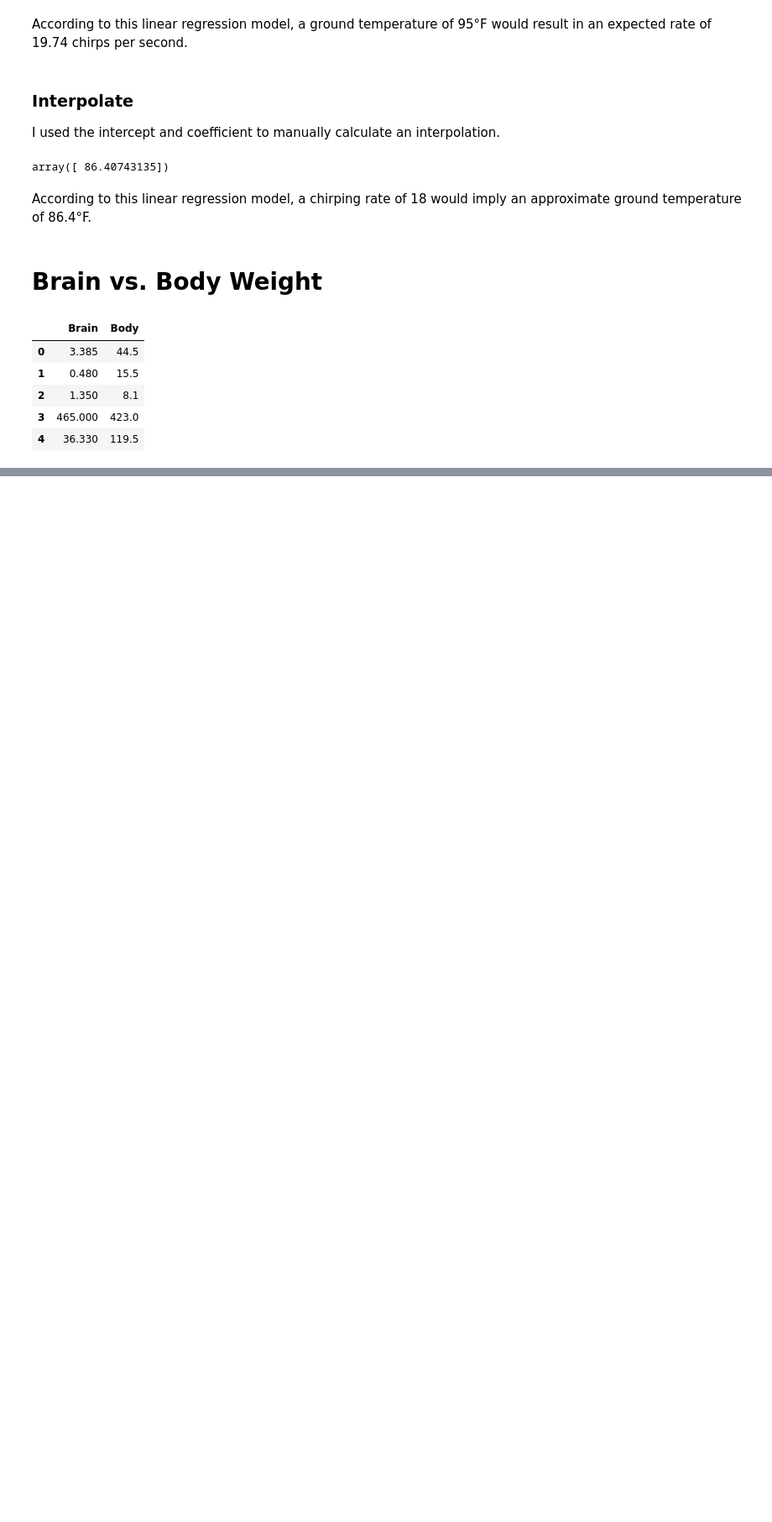
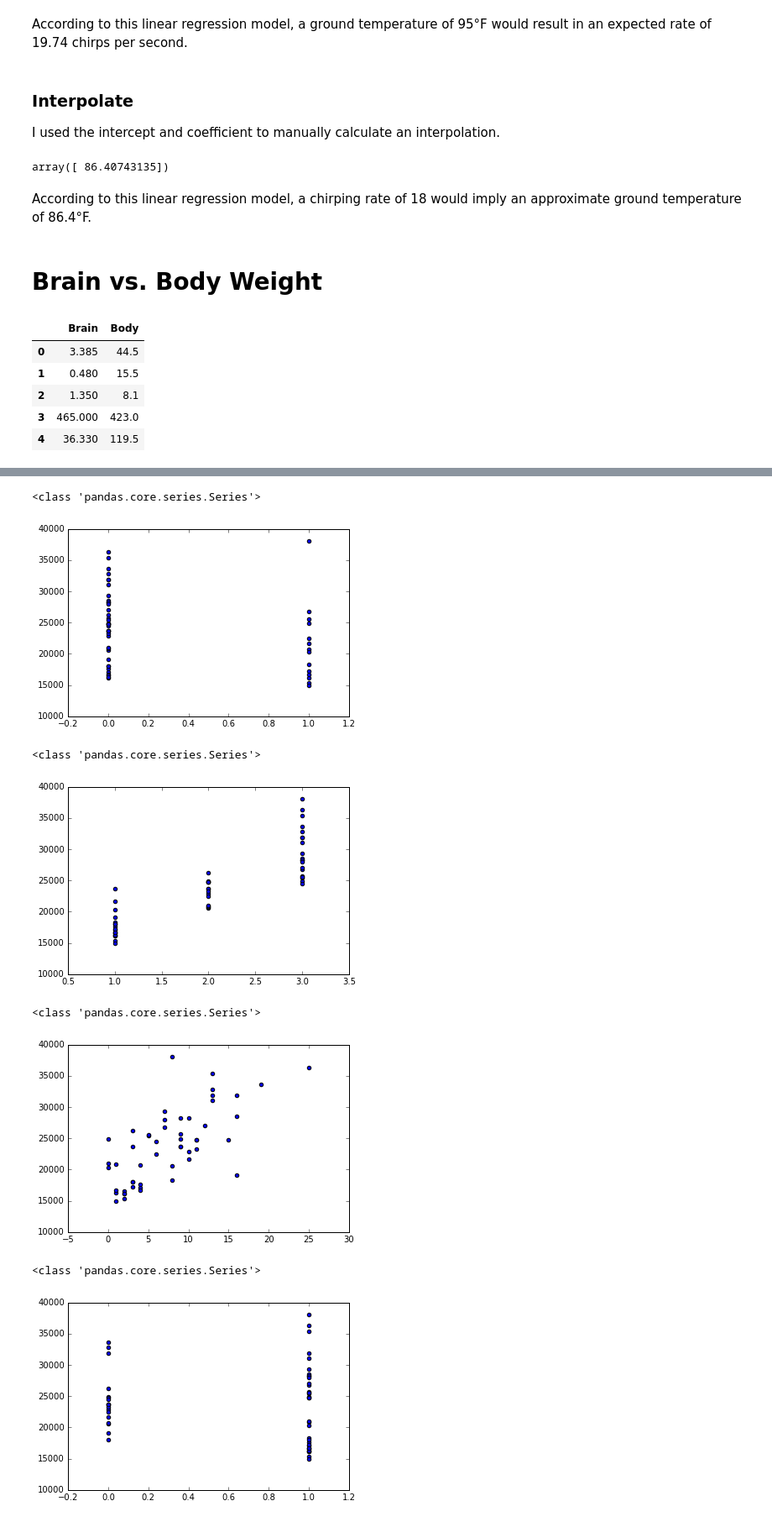
Before and after one commit to katjackson/linear-regression, a Jupyter notebook: simple-linear-regression.ipynb, the cells around one changed output, grey strips where cells are left out. Shown: that part at 84% size. Cells and saved outputs as stored; diff of their text form; code cells hidden in the pictures; blank space fills up the shorter version.

```diff
--- a/simple-linear-regression.ipynb
+++ b/simple-linear-regression.ipynb
@@ -101,0 +232,13 @@ bb_regr.fit()
+# %%
+for x in feature_cols:
+    plt.scatter(sd[x], sd['Salary'])
+    plt.show()
+# %% [output]
+<class 'pandas.core.series.Series'>
+[figure, added]
+<class 'pandas.core.series.Series'>
+[figure, added]
+<class 'pandas.core.series.Series'>
+[figure, added]
+<class 'pandas.core.series.Series'>
+[figure, added]
```
Also changed, not shown: parts of 35 cells of this notebook, 2 other files.
